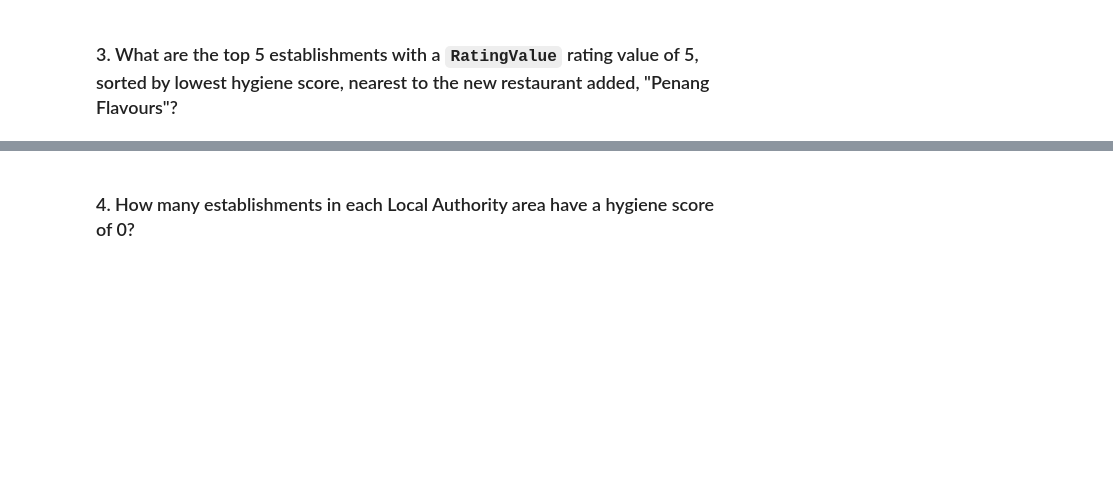
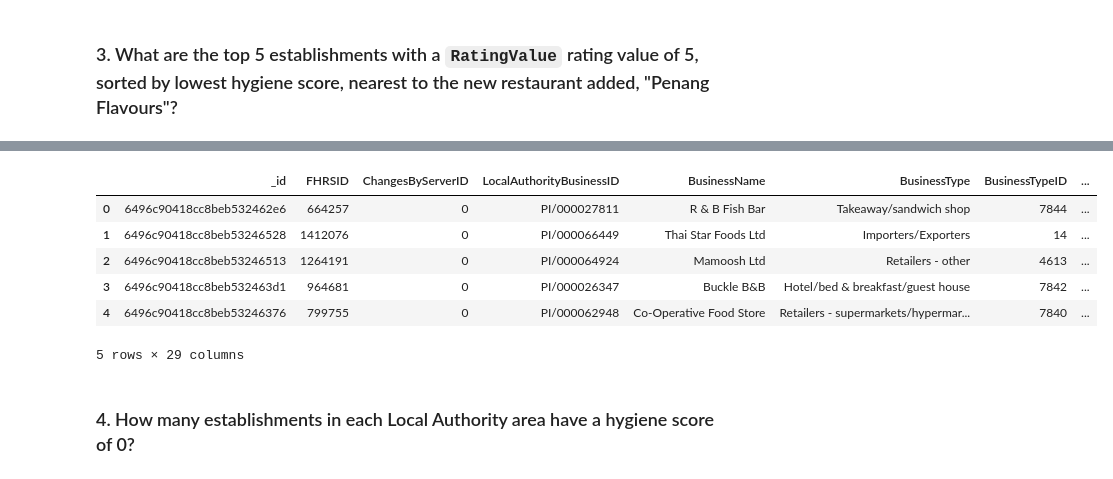
Before and after one commit to dilqvl62/nosql-challenge, a Jupyter notebook: NoSQL_analysis.ipynb, the cells around one changed output, grey strips where cells are left out. Drawn from its saved outputs; the diff is of its cells as text; code cells hidden in the pictures; blank space fills up the shorter version.

```diff
--- a/NoSQL_analysis.ipynb
+++ b/NoSQL_analysis.ipynb
@@ -120,10 +135,11 @@ Number of documents in London with Rating vlaue greater or eaqual to Four: 33
 # Sort by hygiene score
 
 degree_search = 0.01
-latitude =
-longitude =
+latitude = establishments.find_one({'BusinessName': 'Penang Flavours'})['geocode']['latitude'] + degree_search
+longitude = establishments.find_one({'BusinessName': 'Penang Flavours'})['geocode']['longitude'] + degree_search
 
-query =
-sort =
-
+query = {'RatingValue' : {'$eq' : 5} , 'geocode.latitude' : {'$lte': latitude}, 'geocode.longitude' : {'$lte': longitude}}
+sort =  [('scores.Hygiene', -1 )]
+results = list(establishments.find(query).sort(sort).limit(5))
 # Print the results
+pprint(results)
@@ -130,5 +164,15 @@ sort =
 # %%
 # Convert result to Pandas DataFrame
+top_five_to_PenangFlavours_df = pd.DataFrame(results)
+top_five_to_PenangFlavours_df
+# %% [output]
+|  | _id | FHRSID | ChangesByServerID | LocalAuthorityBusinessID | BusinessName | BusinessType | BusinessTypeID | ... |
+| 0 | 6496c90418cc8beb532462e6 | 664257 | 0 | PI/000027811 | R & B Fish Bar | Takeaway/sandwich shop | 7844 | ... |
+| 1 | 6496c90418cc8beb53246528 | 1412076 | 0 | PI/000066449 | Thai Star Foods Ltd | Importers/Exporters | 14 | ... |
+| 2 | 6496c90418cc8beb53246513 | 1264191 | 0 | PI/000064924 | Mamoosh Ltd | Retailers - other | 4613 | ... |
+| 3 | 6496c90418cc8beb532463d1 | 964681 | 0 | PI/000026347 | Buckle B&B | Hotel/bed & breakfast/guest house | 7842 | ... |
+| 4 | 6496c90418cc8beb53246376 | 799755 | 0 | PI/000062948 | Co-Operative Food Store | Retailers - supermarkets/hypermar... | 7840 | ... |
+5 rows × 29 columns
 # %% [markdown]
 ### 4. How many establishments in each Local Authority area have a hygiene score of 0?
 # %%
```
Also changed, not shown: parts of 2 cells of this notebook.
